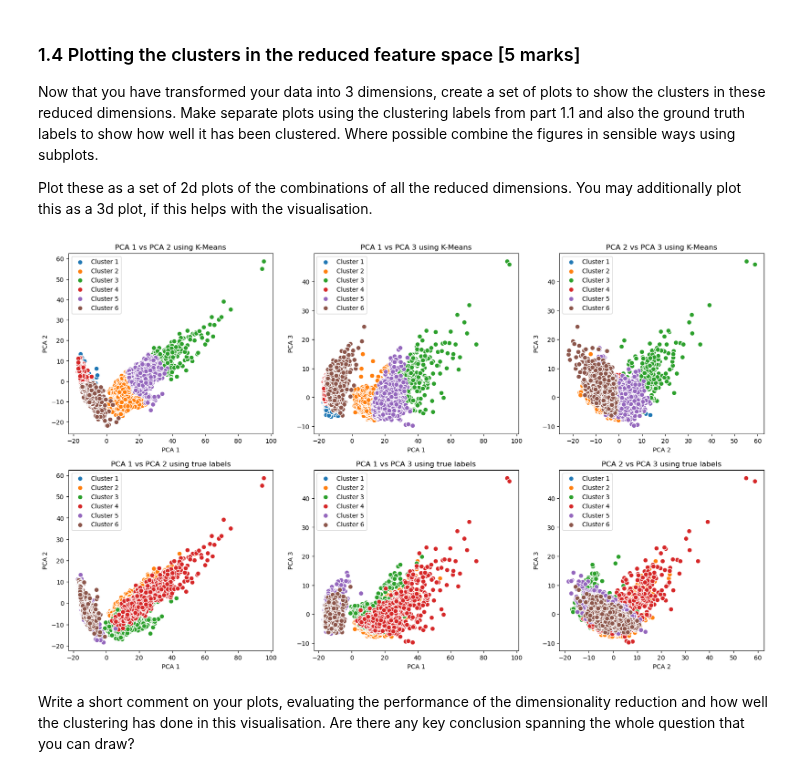
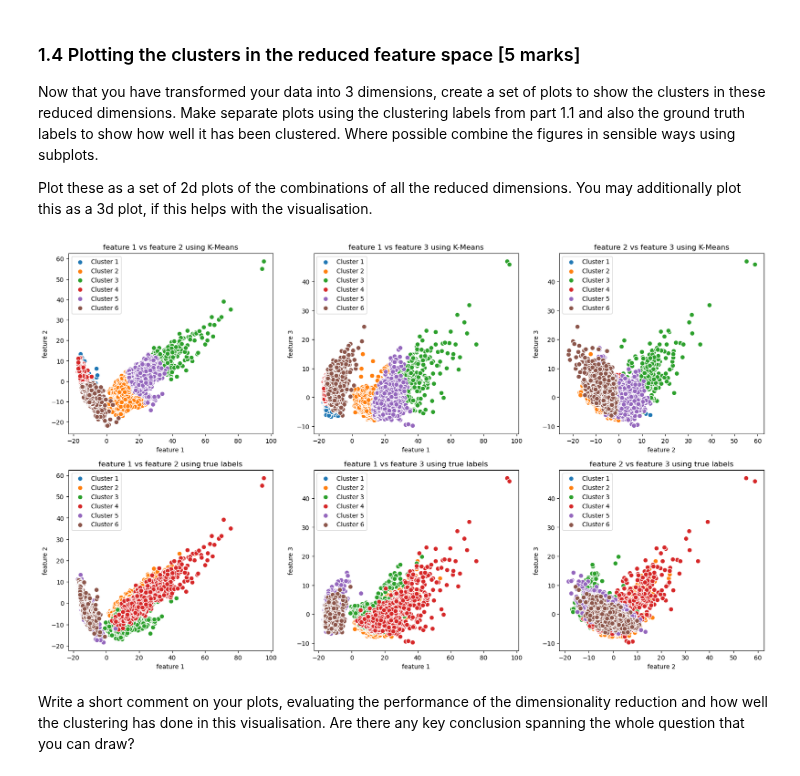
Before and after one commit to adhirajbane13/Uni_Sheffield_Module_Work, a Jupyter notebook: ML-and-AI/Assignment/assignment_ACS23AB.ipynb, the cells around one changed output. Saved outputs shown, nothing was run; the diff lists cells and outputs as text; code cells hidden in the pictures.

```diff
--- a/ML-and-AI/Assignment/assignment_ACS23AB.ipynb
+++ b/ML-and-AI/Assignment/assignment_ACS23AB.ipynb
@@ -579,36 +579,36 @@ Plot these as a set of 2d plots of the combinations of all the reduced dimension
 # %%
 # Program your plots here
 from itertools import combinations
 list1 = list(range(0,3))
 combination_pairs = list(combinations(list1, 2))
 plt.figure(figsize=[5,5])
 #plotting using the 1.1 labels
 clusters = np.unique(model.labels_)
 for pairs in combination_pairs:
     for i in range(len(clusters)):
         plt.subplot(2,3,combination_pairs.index(pairs)+1)
         cluster_points = x_train_pca[model.labels_ == i]
         plt.scatter(cluster_points[:, pairs[0]], cluster_points[:, pairs[1]], label=f'Cluster {i + 1}', s=60, edgecolors='w')
-        plt.xlabel(f'PCA {pairs[0] + 1}')
-        plt.ylabel(f'PCA {pairs[1] + 1}')
-        plt.title(f'PCA {pairs[0] + 1} vs PCA {pairs[1] + 1} using K-Means')
+        plt.xlabel(f'feature {pairs[0] + 1}')
+        plt.ylabel(f'feature {pairs[1] + 1}')
+        plt.title(f'feature {pairs[0] + 1} vs feature {pairs[1] + 1} using K-Means')
         plt.legend()
 
 #plotting using ground truth labels
 clusters = np.unique(y_train)
 for pairs in combination_pairs:
     for i in range(len(clusters)):
         plt.subplot(2,3,combination_pairs.index(pairs)+4)
         cluster_points = x_train_pca[y_train == i]
         plt.scatter(cluster_points[:, pairs[0]], cluster_points[:, pairs[1]], label=f'Cluster {i + 1}', s=60, edgecolors='w')
-        plt.xlabel(f'PCA {pairs[0] + 1}')
-        plt.ylabel(f'PCA {pairs[1] + 1}')
-        plt.title(f'PCA {pairs[0] + 1} vs PCA {pairs[1] + 1} using true labels')
+        plt.xlabel(f'feature {pairs[0] + 1}')
+        plt.ylabel(f'feature {pairs[1] + 1}')
+        plt.title(f'feature {pairs[0] + 1} vs feature {pairs[1] + 1} using true labels')
         plt.legend()
 
 plt.subplots_adjust(left=0.95, bottom=0.2, right=4.1, top=2)
 # %% [output]
-[figure, old version]
+[figure, new version]
 # %% [markdown]
 Write a short comment on your plots, evaluating the performance of the dimensionality reduction and how well the clustering has done in this visualisation. Are there any key conclusion spanning the whole question that you can draw?
 # %% [markdown]
```
Also changed, not shown: parts of 8 cells of this notebook, 1 other file.
